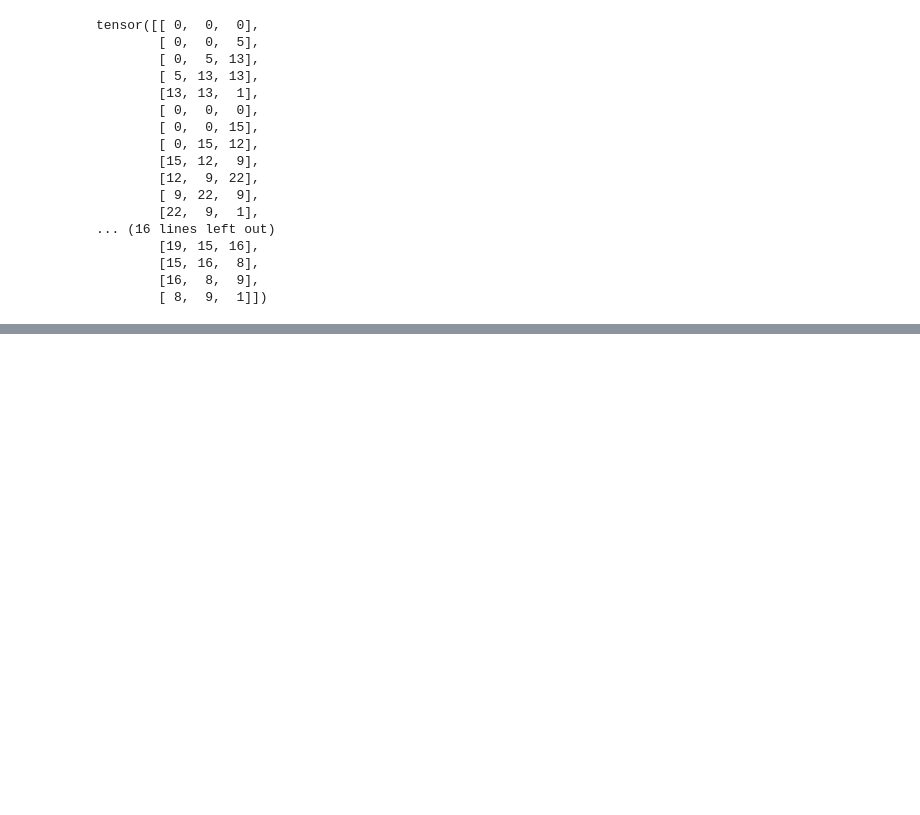
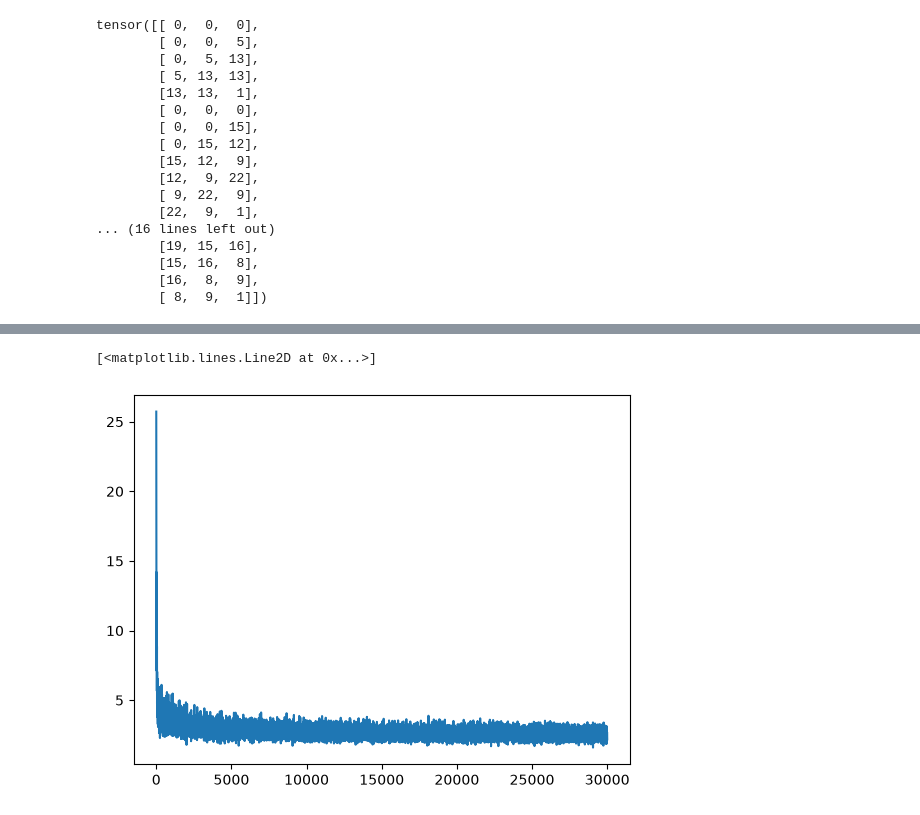
Before and after one commit to BhavyaJain1212/makemore, a Jupyter notebook: build_makemore_3.ipynb, the cells around one changed output, grey strips where cells are left out. Cells and saved outputs as stored; diff of their text form; code cells hidden in the pictures; blank space fills up the shorter version.

```diff
--- a/build_makemore_3.ipynb
+++ b/build_makemore_3.ipynb
@@ -81,0 +443,5 @@ tensor([[ 0,  0,  0],
+# %%
+plt.plot(stepi, lossi)
+# %% [output]
+[<matplotlib.lines.Line2D at 0x...>]
+[figure, added]
```
Also changed, not shown: parts of 42 cells of this notebook, 1 other file.
